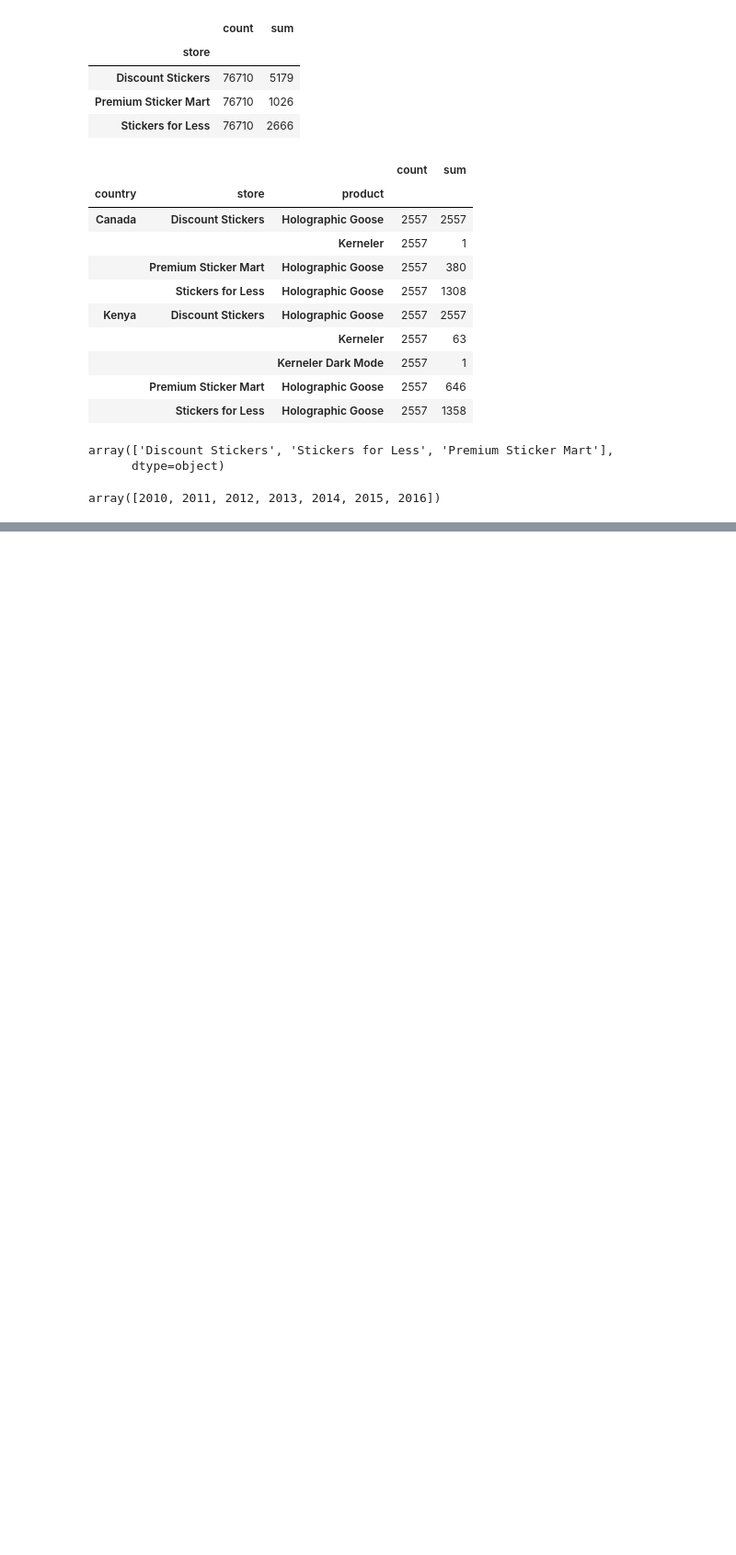
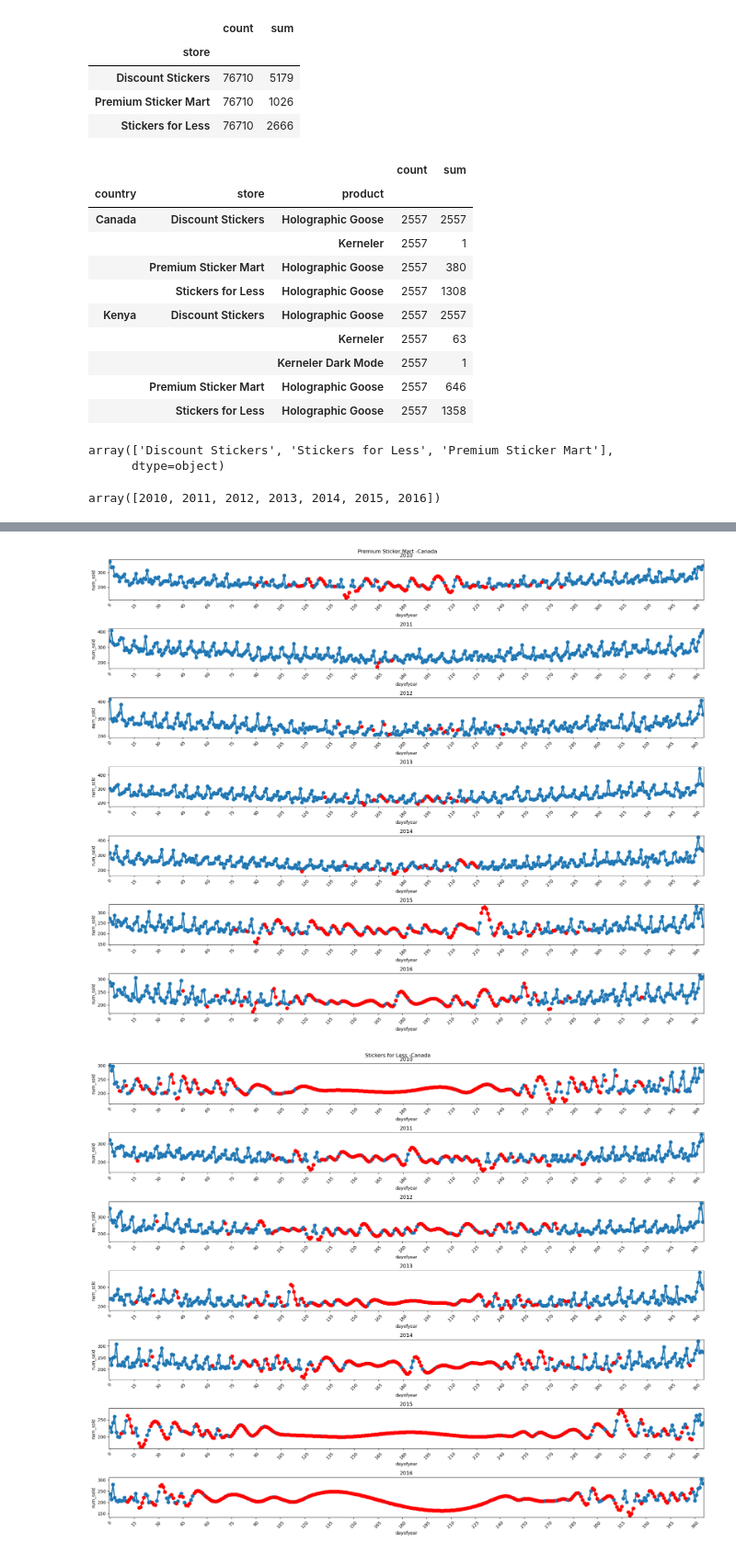
Before and after one commit to ricrichardthomas1/kaggle_sticker, a Jupyter notebook: sticker.ipynb, the cells around one changed output, grey strips where cells are left out. Shown at 92% size. Drawn from its saved outputs; the diff is of its cells as text; code cells hidden in the pictures; blank space fills up the shorter version.

Commit message:
spline interpolation

```diff
--- a/sticker.ipynb
+++ b/sticker.ipynb
@@ -170,0 +214,38 @@ sns.barplot(pd.concat([train, pd.Series(train['num_sold'].isna(), name='sales_na
+# %%
+# countries = ['Canada', 'Kenya']
+# stores = ['Premium Sticker Mart', 'Stickers for Less']
+# figures = []
+
+interpolation_figures = []
+for country in countries:
+    for store in stores:
+        fig, axs = plt.subplots(7,1, figsize=(20,16))
+        for n, year in enumerate(train['year'].unique()):
+            country_data = train[(train['country'] == country) & (train['store'] == store) & (train['product'] == "Holographic Goose") & (train['year'] == year)].copy()
+            country_data['dayindex'] = country_data['dayofyear']
+            country_data = country_data.set_index('dayindex').sort_index()
+            country_data['spline_interpolation_3']  = country_data['num_sold'].interpolate(method='cubicspline',order=3)
+            sns.pointplot(x='dayofyear', y='num_sold',data=country_data, ax=axs[n])
+            sns.pointplot(x='dayofyear', y='spline_interpolation_3',data=country_data[country_data['num_sold'].isnull()], color = 'red', ax=axs[n])
+            ticks = axs[n].get_xticks()[::15]
+            axs[n].set_xticks(ticks,labels = ticks,rotation=45)
+            axs[n].set_title(year)
+            plt.suptitle(store+" -"+country)
+            plt.tight_layout()
+            interpolation_figures.append(fig)
+    # plt.suptitle(country)
+
+
+
+# pre_2010_canada_hg = train[(train['country'] == 'Canada') & (train['store'] == 'Premium Sticker Mart') & (train['product'] == "Holographic Goose") & (train['year'] == 2010)].copy()
+# pre_2010_canada_hg['dayindex'] = pre_2010_canada_hg['dayofyear']
+# pre_2010_canada_hg = pre_2010_canada_hg.set_index('dayindex').sort_index()
+# pre_2010_canada_hg['spline_interpolation_3']  = pre_2010_canada_hg['num_sold'].interpolate(method='piecewise_polynomial',order=3)
+
+# plt.figure(figsize=(20,6))
+# sns.pointplot(x='dayofyear', y='num_sold',data=pre_2010_canada_hg)
+# sns.pointplot(x='dayofyear', y='spline_interpolation_3',data=pre_2010_canada_hg[pre_2010_canada_hg['num_sold'].isnull()], color = 'red')
+# plt.xticks(pre_2010_canada_hg.index[::15],pre_2010_canada_hg.index[::15],rotation=45)
+# %% [output]
+[figure, added]
+[figure, added]
```
Also changed, not shown: parts of 8 cells of this notebook.
